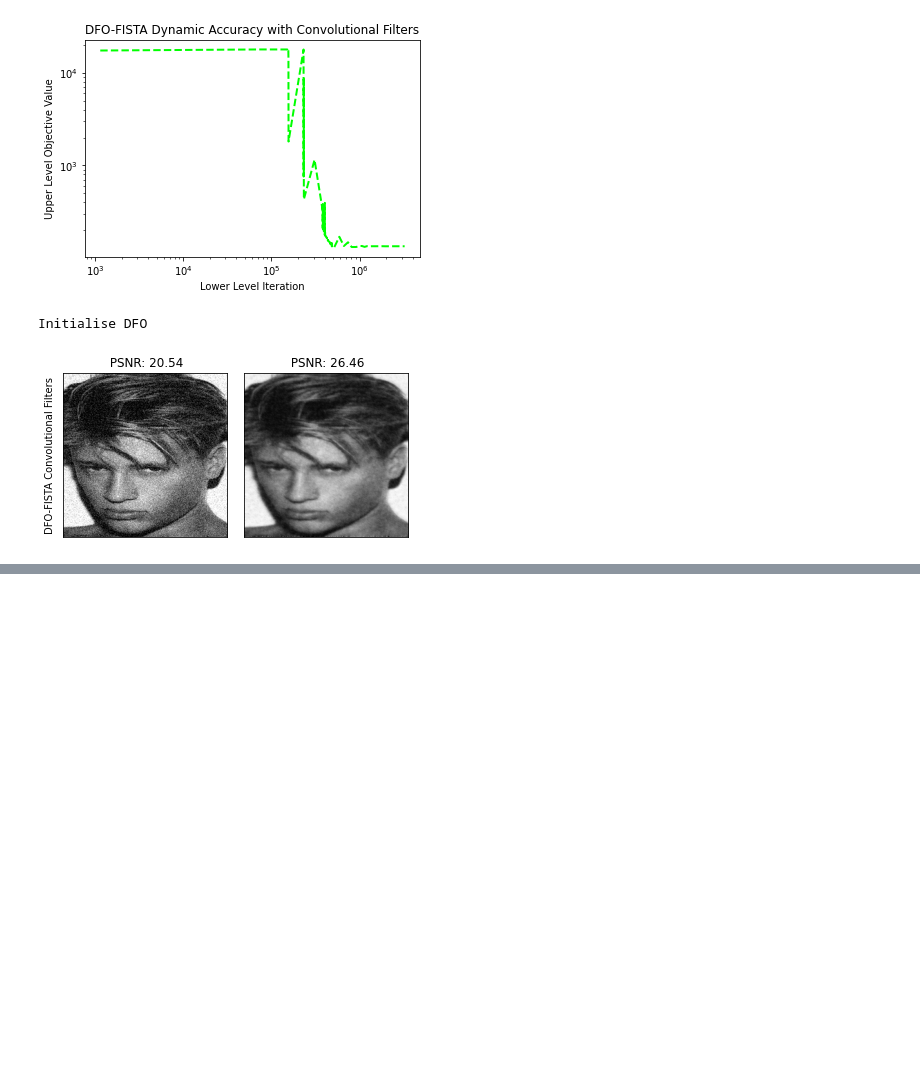
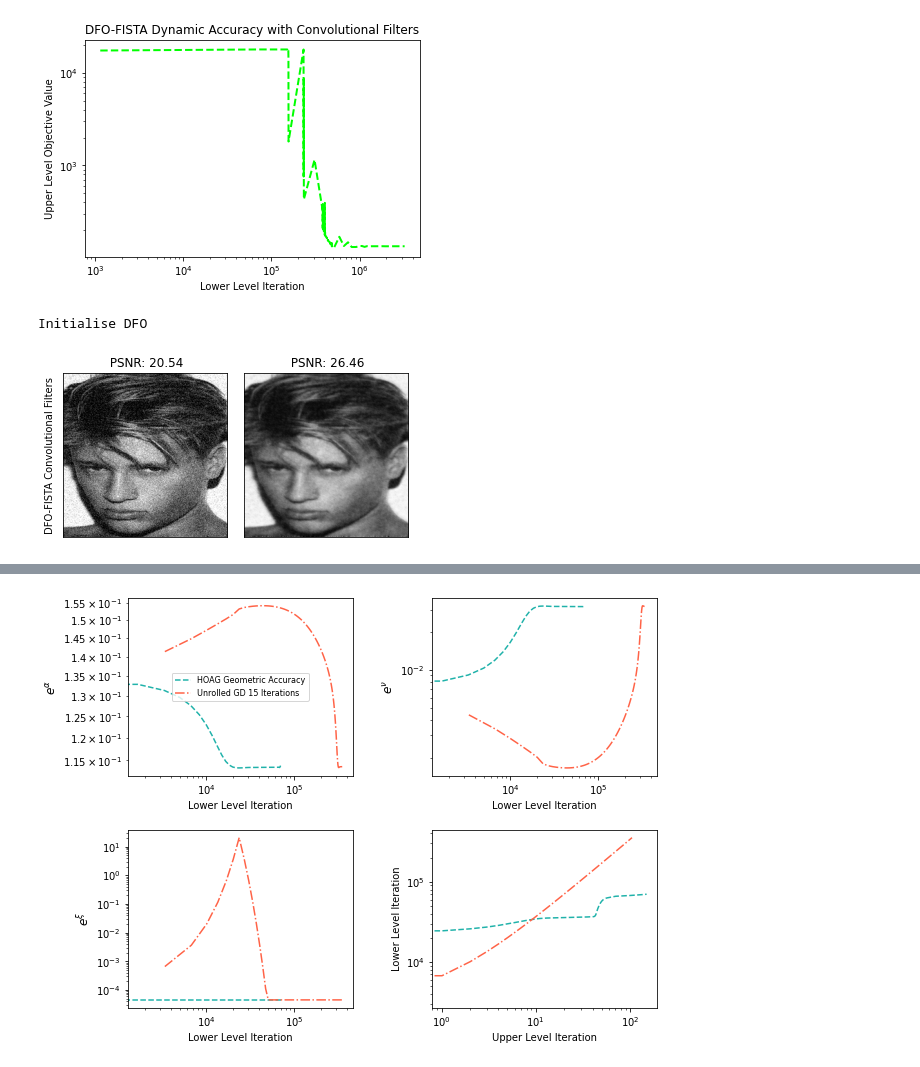
Before and after one commit to MohammadSadeghSalehi/Bilevel, a Jupyter notebook: Codes/Bilevel.ipynb, the cells around one changed output, grey strips where cells are left out. Saved outputs shown, nothing was run; the diff lists cells and outputs as text; code cells hidden in the pictures; blank space fills up the shorter version.

```diff
--- a/Codes/Bilevel.ipynb
+++ b/Codes/Bilevel.ipynb
@@ -2221,0 +2531,75 @@ fig.savefig('HOAGvsUnrolled.png',dpi=300, bbox_inches='tight')
+# %%
+from tkinter import font
+import matplotlib.pyplot as plt
+import numpy as np
+import torch
+HOAG = np.load('HOAG_quadratic.npz')
+lowerIterH = HOAG['lowerIter']
+durationH = HOAG['lowerTime']
+TotaldurationH = HOAG['upperTime']
+upperObjectiveH = HOAG['upperObjective']
+alphaH = np.exp(HOAG['alphaHistory'])
+nuH = np.exp(HOAG['nuHistory'])
+xiH = np.exp(HOAG['xiHistory'])
+#plt.plot(np.linspace(0,Totalduration[-1],len(alpha)),alpha,color='lightseagreen',label='HOAG Geometric Accuracy',linestyle='--')
+unrolled = np.load('Unrolled15.npz')
+lowerIter = unrolled['lowerIter']
+duration = unrolled['lowerTime']
+Totalduration = unrolled['upperTime']
+for i in range(1,len(Totalduration)):
+    Totalduration[i] += Totalduration[i-1]
+upperObjective = unrolled['upperObjective']
+alpha = np.exp(unrolled['alphaHistory'])
+nu = np.exp(unrolled['nuHistory'])
+xi = np.exp(unrolled['xiHistory'])
+# plt.plot(Totalduration,alpha,color='tomato',label='Unrolled Gradient Descent',linestyle='-.')
+# plt.legend()
+
+
+fig, ((ax1,ax2),(ax3,ax4))= plt.subplots(2, 2)
+fig.set_figheight(3)
+fig.set_figwidth(3)
+ax1.plot(np.linspace(0,lowerIterH[-1],len(alphaH)),alphaH,color='lightseagreen',label='HOAG Geometric Accuracy',linestyle='--')
+ax1.plot(lowerIter,alpha,color='tomato',label='Unrolled GD 15 Iterations',linestyle='-.')
+ax1.set_yscale('log')
+ax1.set_xscale('log')
+ax1.set_ylabel('$e^{\\alpha}$')
+ax1.set_xlabel('Lower Level Iteration')
+ax1.yaxis.label.set_fontsize(12)
+ax1.legend(fontsize=8)
+
+ax2.plot(np.linspace(0,lowerIterH[-1],len(nuH)),nuH,color='lightseagreen',label='HOAG Geometric Accuracy',linestyle='--')
+ax2.plot(lowerIter,nu,color='tomato',label='Unrolled Gradient Descent',linestyle='-.')
+ax2.set_yscale('log')
+ax2.set_xscale('log')
+ax2.set_ylabel('$e^{\\nu}$')
+ax2.set_xlabel('Lower Level Iteration')
+ax2.yaxis.label.set_fontsize(12)
+
+
+ax3.plot(np.linspace(0,lowerIterH[-1],len(xiH)),xiH,color='lightseagreen',label='HOAG Geometric Accuracy',linestyle='--')
+ax3.plot(lowerIter,xi,color='tomato',label='Unrolled Gradient Descent',linestyle='-.')
+ax3.set_yscale('log')
+ax3.set_xscale('log')
+ax3.set_ylabel('$e^{\\xi}$')
+ax3.set_xlabel('Lower Level Iteration')
+ax3.yaxis.label.set_fontsize(12)
+
+ax4.plot(np.linspace(0,len(upperObjectiveH),len(upperObjectiveH)),lowerIterH,color='lightseagreen',label='HOAG Geometric Accuracy',linestyle='--')
+ax4.plot(np.linspace(0,len(upperObjective),len(upperObjective)),lowerIter,color='tomato',label='Unrolled Gradient Descent',linestyle='-.')
+ax4.set_yscale('log')
+ax4.set_xscale('log')
+ax4.set_xlabel('Upper Level Iteration')
+ax4.set_ylabel('Lower Level Iteration')
+ax4.yaxis.label.set_fontsize(10)
+
+
+plt.subplots_adjust(left=0.05,
+                    bottom=0.1,
+                    right=2.5,
+                    top=2,
+                    wspace=0.35,
+                    hspace=0.3)
+fig.savefig('HOAGvsUnrolled1.png',dpi=300, bbox_inches='tight')
+# %% [output]
+[figure, added]
```
Also changed, not shown: parts of 9 cells of this notebook.
